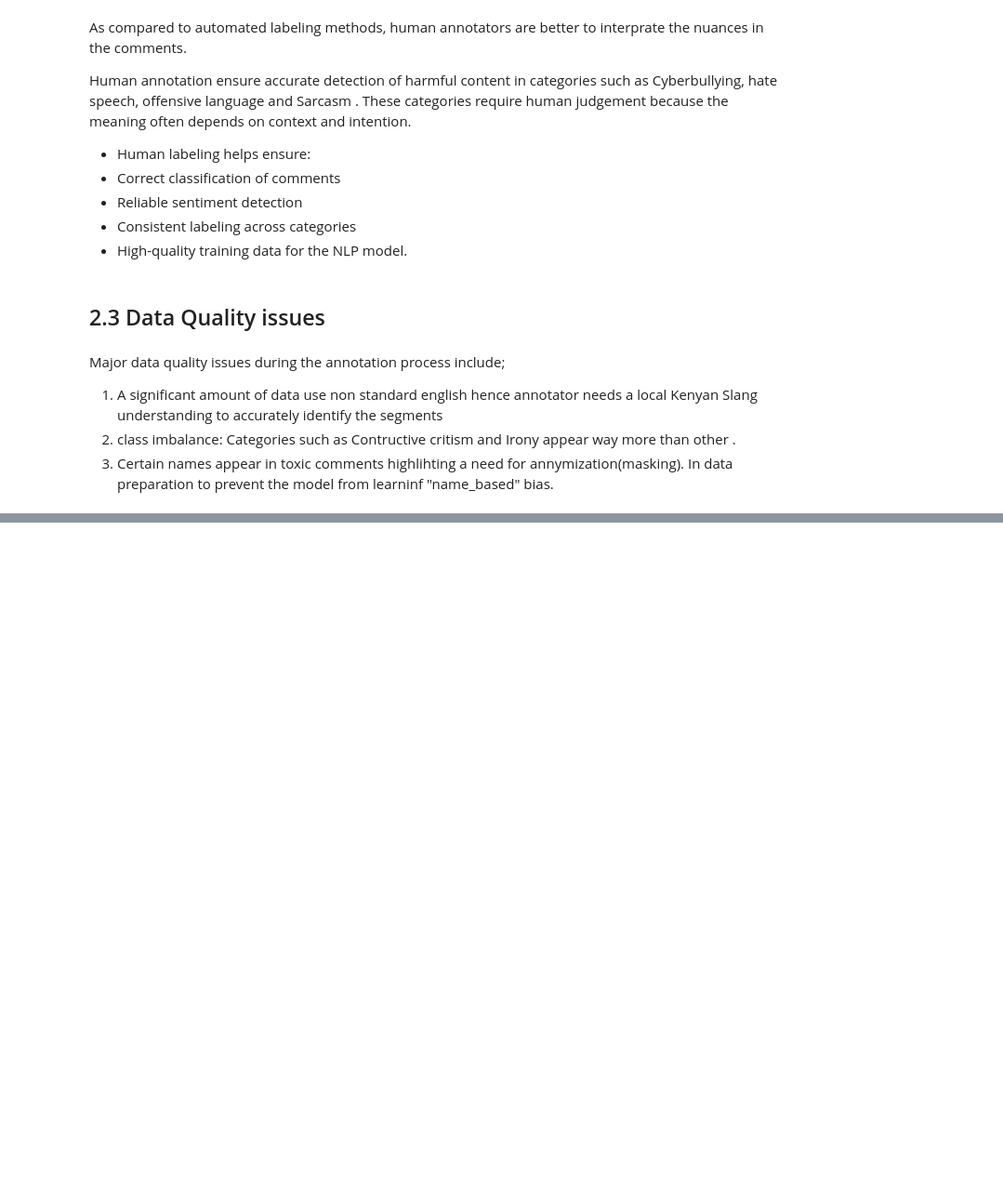
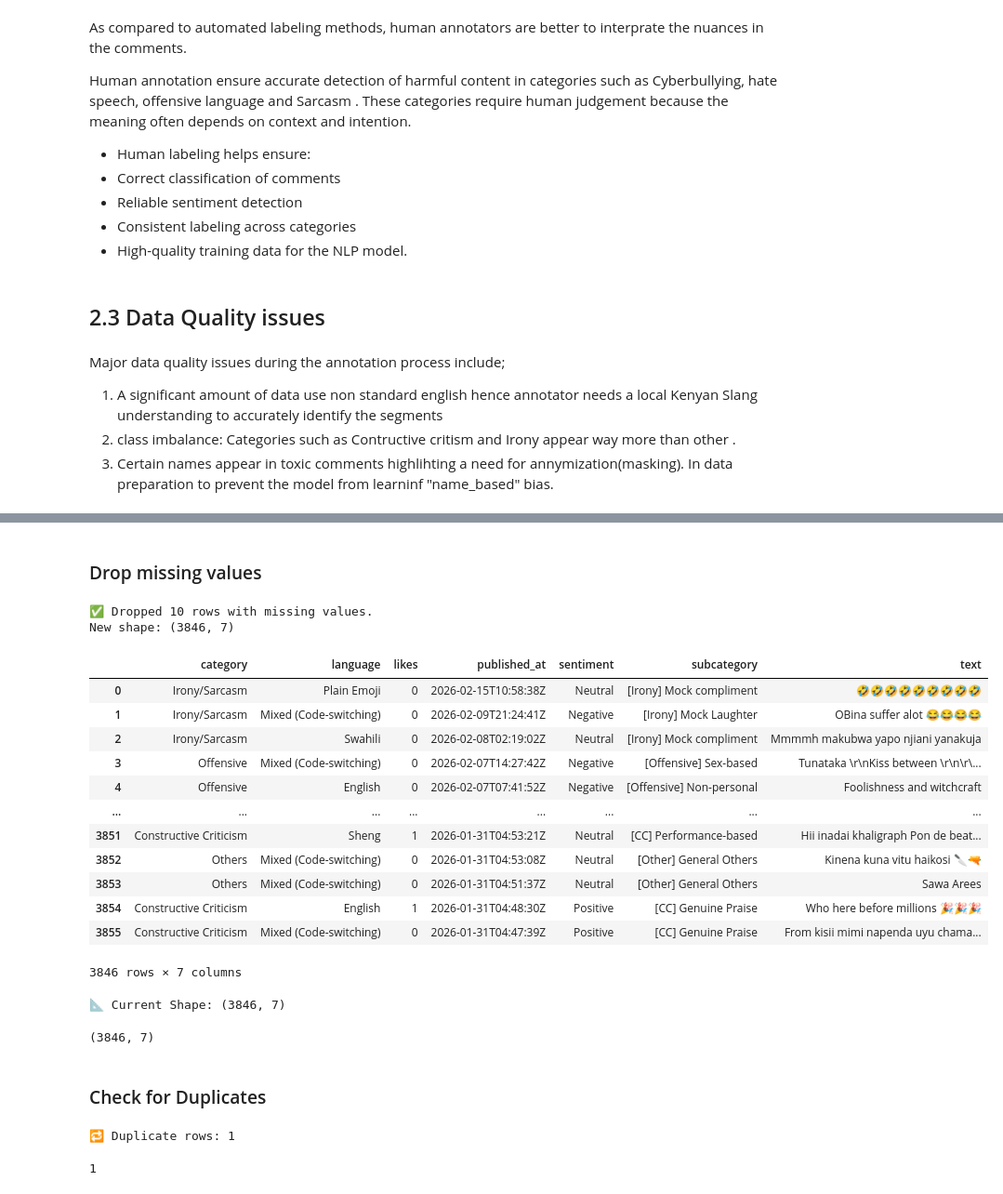
Before and after one commit to Stella-Kiarie/Cyber-Bullying-Detection, a Jupyter notebook: Notebooks/index.ipynb, the cells around one changed output, grey strips where cells are left out. Shown at 93% size. Cells and saved outputs as stored; diff of their text form; code cells hidden in the pictures; blank space fills up the shorter version.

```diff
--- a/Notebooks/index.ipynb
+++ b/Notebooks/index.ipynb
@@ -143,0 +162,4 @@ Major data quality issues during the annotation process include;
+# %%
+loader=DataLoader('Labelled_data.csv')
+data= loader.load_data()
+data.head()
@@ -143,0 +237,32 @@ Major data quality issues during the annotation process include;
+# %% [markdown]
+### Drop missing values
+# %%
+loader.drop_missing_values()
+# %% [output]
+✅ Dropped 10 rows with missing values.
+New shape: (3846, 7)
+|  | category | language | likes | published_at | sentiment | subcategory | text |
+| 0 | Irony/Sarcasm | Plain Emoji | 0 | 2026-02-15T10:58:38Z | Neutral | [Irony] Mock compliment | 🤣🤣🤣🤣🤣🤣🤣🤣🤣 |
+| 1 | Irony/Sarcasm | Mixed (Code-switching) | 0 | 2026-02-09T21:24:41Z | Negative | [Irony] Mock Laughter | OBina suffer alot 😂😂😂😂 |
+| 2 | Irony/Sarcasm | Swahili | 0 | 2026-02-08T02:19:02Z | Neutral | [Irony] Mock compliment | Mmmmh makubwa yapo njiani yanakuja |
+| 3 | Offensive | Mixed (Code-switching) | 0 | 2026-02-07T14:27:42Z | Negative | [Offensive] Sex-based | Tunataka \r\nKiss between \r\n\r\... |
+| 4 | Offensive | English | 0 | 2026-02-07T07:41:52Z | Negative | [Offensive] Non-personal | Foolishness and witchcraft |
+| ... | ... | ... | ... | ... | ... | ... | ... |
+| 3851 | Constructive Criticism | Sheng | 1 | 2026-01-31T04:53:21Z | Neutral | [CC] Performance-based | Hii inadai khaligraph Pon de beat... |
+| 3852 | Others | Mixed (Code-switching) | 0 | 2026-01-31T04:53:08Z | Neutral | [Other] General Others | Kinena kuna vitu haikosi 🔪🔫 |
+| 3853 | Others | Mixed (Code-switching) | 0 | 2026-01-31T04:51:37Z | Neutral | [Other] General Others | Sawa Arees |
+| 3854 | Constructive Criticism | English | 1 | 2026-01-31T04:48:30Z | Positive | [CC] Genuine Praise | Who here before millions 🎉🎉🎉 |
+| 3855 | Constructive Criticism | Mixed (Code-switching) | 0 | 2026-01-31T04:47:39Z | Positive | [CC] Genuine Praise | From kisii mimi napenda uyu chama... |
+3846 rows × 7 columns
+# %%
+loader.check_shape()
+# %% [output]
+📐 Current Shape: (3846, 7)
+(3846, 7)
+# %% [markdown]
+### Check for Duplicates
+# %%
+loader.check_duplicates()
+# %% [output]
+🔁 Duplicate rows: 1
+1
```
Also changed, not shown: parts of 16 cells of this notebook, 3 other files.
